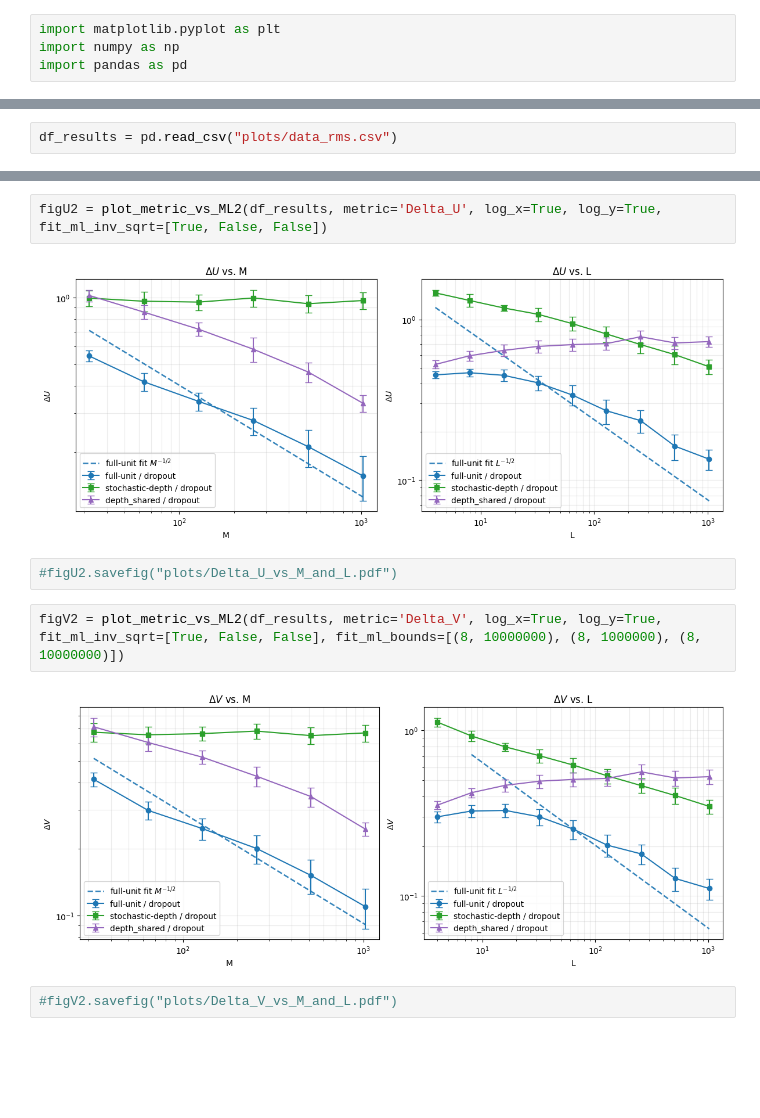
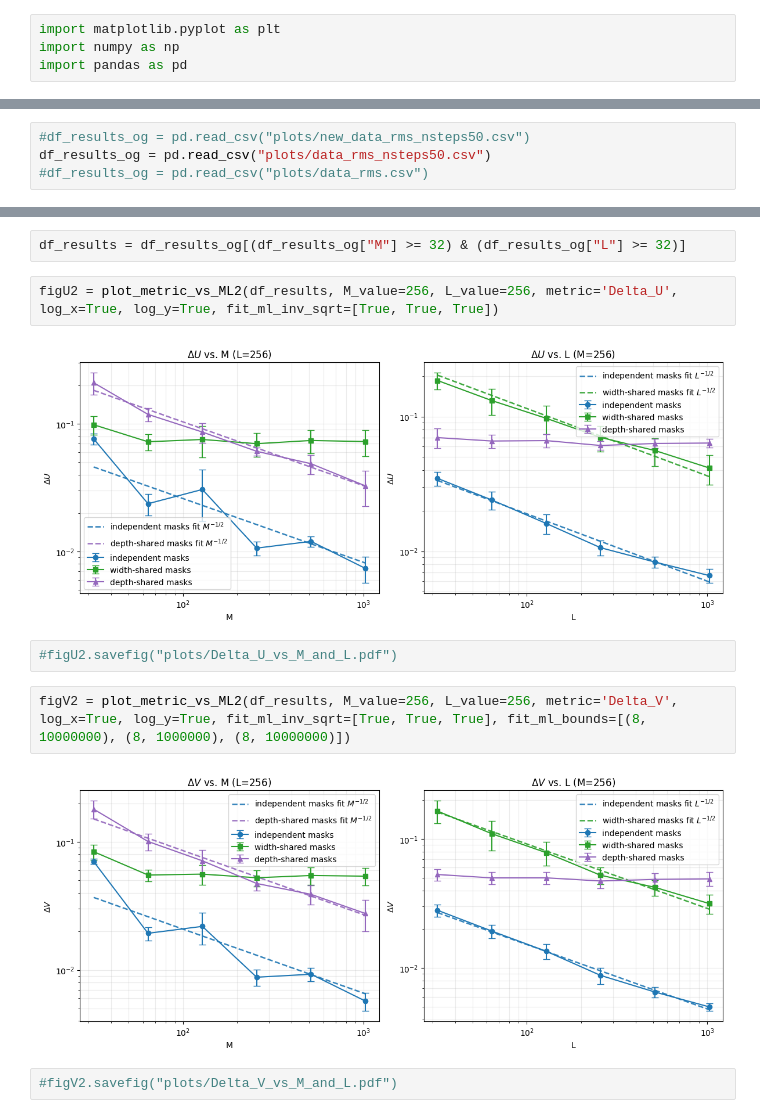
Before and after one commit to xavimaass/dropout_and_ram_2026, a Jupyter notebook: plots_from_multi_runs_load.ipynb, the cells around one changed output, grey strips where cells are left out. Drawn from its saved outputs; the diff is of its cells as text; blank space fills up the shorter version.

```diff
--- a/plots_from_multi_runs_load.ipynb
+++ b/plots_from_multi_runs_load.ipynb
@@ -14,2 +5,4 @@ from exp_config import (
 # %%
-df_results = pd.read_csv("plots/data_rms.csv")
+#df_results_og = pd.read_csv("plots/new_data_rms_nsteps50.csv")
+df_results_og = pd.read_csv("plots/data_rms_nsteps50.csv")
+#df_results_og = pd.read_csv("plots/data_rms.csv")
@@ -859,16 +521,18 @@ def plot_metric_vs_ML2(
     if show:
         plt.show()
     return fig
+# %%
+df_results = df_results_og[(df_results_og["M"] >= 32) & (df_results_og["L"] >= 32)]
 # %%
-figU2 = plot_metric_vs_ML2(df_results, metric='Delta_U', log_x=True, log_y=True, fit_ml_inv_sqrt=[True, False, False])
+figU2 = plot_metric_vs_ML2(df_results, M_value=256, L_value=256, metric='Delta_U', log_x=True, log_y=True, fit_ml_inv_sqrt=[True, True, True])
 # %% [output]
-[figure, old version]
+[figure, new version]
 # %%
 #figU2.savefig("plots/Delta_U_vs_M_and_L.pdf")
 # %%
-figV2 = plot_metric_vs_ML2(df_results, metric='Delta_V', log_x=True, log_y=True, fit_ml_inv_sqrt=[True, False, False], fit_ml_bounds=[(8, 10000000), (8, 1000000), (8, 10000000)])
+figV2 = plot_metric_vs_ML2(df_results, M_value=256, L_value=256, metric='Delta_V', log_x=True, log_y=True, fit_ml_inv_sqrt=[True, True, True], fit_ml_bounds=[(8, 10000000), (8, 1000000), (8, 10000000)])
 # %% [output]
-[figure, old version]
+[figure, new version]
 # %%
 #figV2.savefig("plots/Delta_V_vs_M_and_L.pdf")
 # %%
```
Also changed, not shown: parts of 24 cells of this notebook, 5 other files.
